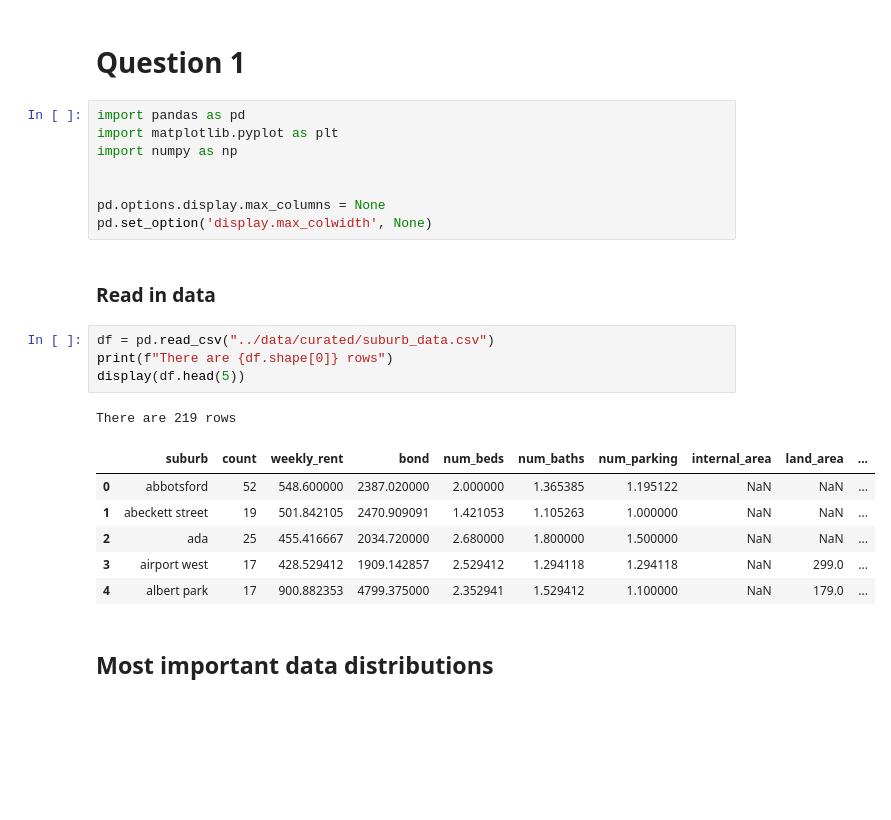
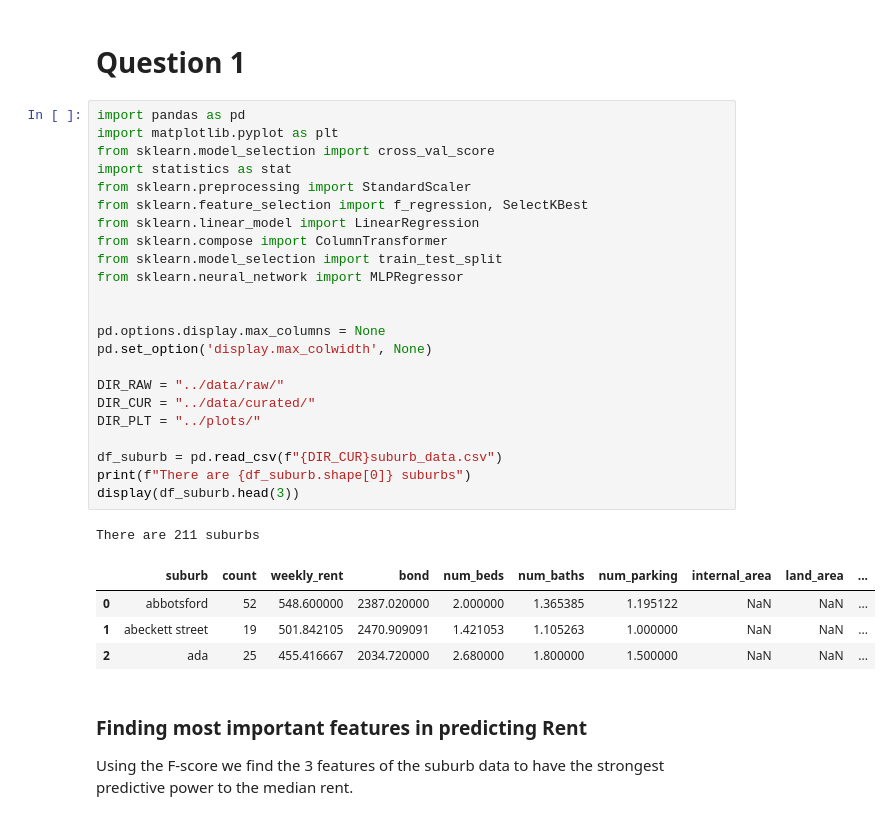
Before and after one commit to MAST30034-Applied-Data-Science/generic-real-estate-consulting-project-group-32, a Jupyter notebook: notebooks/question_1.ipynb, the cells around one changed output. Drawn from its saved outputs; the diff is of its cells as text; blank space fills up the shorter version.

```diff
--- a/notebooks/question_1.ipynb
+++ b/notebooks/question_1.ipynb
@@ -1,26 +1,34 @@
 # %% [markdown]
 # Question 1
-# %%
-import pandas as pd
-import matplotlib.pyplot as plt
-import numpy as np
-
-
-pd.options.display.max_columns = None
-pd.set_option('display.max_colwidth', None)
-# %% [markdown]
-### Read in data
-# %%
-df = pd.read_csv("../data/curated/suburb_data.csv")
-print(f"There are {df.shape[0]} rows")
-display(df.head(5))
-# %% [output]
-There are 219 rows
-|  | suburb | count | weekly_rent | bond | num_beds | num_baths | num_parking | internal_area | land_area | ... |
-| 0 | abbotsford | 52 | 548.600000 | 2387.020000 | 2.000000 | 1.365385 | 1.195122 | NaN | NaN | ... |
-| 1 | abeckett street | 19 | 501.842105 | 2470.909091 | 1.421053 | 1.105263 | 1.000000 | NaN | NaN | ... |
-| 2 | ada | 25 | 455.416667 | 2034.720000 | 2.680000 | 1.800000 | 1.500000 | NaN | NaN | ... |
-| 3 | airport west | 17 | 428.529412 | 1909.142857 | 2.529412 | 1.294118 | 1.294118 | NaN | 299.0 | ... |
-| 4 | albert park | 17 | 900.882353 | 4799.375000 | 2.352941 | 1.529412 | 1.100000 | NaN | 179.0 | ... |
-# %% [markdown]
-## Most important data distributions
+# %%
+import pandas as pd
+import matplotlib.pyplot as plt
+from sklearn.model_selection import cross_val_score
+import statistics as stat
+from sklearn.preprocessing import StandardScaler
+from sklearn.feature_selection import f_regression, SelectKBest
+from sklearn.linear_model import LinearRegression
+from sklearn.compose import ColumnTransformer
+from sklearn.model_selection import train_test_split
+from sklearn.neural_network import MLPRegressor
+
+
+pd.options.display.max_columns = None
+pd.set_option('display.max_colwidth', None)
+
+DIR_RAW = "../data/raw/"
+DIR_CUR = "../data/curated/"
+DIR_PLT = "../plots/"
+
+df_suburb = pd.read_csv(f"{DIR_CUR}suburb_data.csv")
+print(f"There are {df_suburb.shape[0]} suburbs")
+display(df_suburb.head(3))
+# %% [output]
+There are 211 suburbs
+|  | suburb | count | weekly_rent | bond | num_beds | num_baths | num_parking | internal_area | land_area | ... |
+| 0 | abbotsford | 52 | 548.600000 | 2387.020000 | 2.000000 | 1.365385 | 1.195122 | NaN | NaN | ... |
+| 1 | abeckett street | 19 | 501.842105 | 2470.909091 | 1.421053 | 1.105263 | 1.000000 | NaN | NaN | ... |
+| 2 | ada | 25 | 455.416667 | 2034.720000 | 2.680000 | 1.800000 | 1.500000 | NaN | NaN | ... |
+# %% [markdown]
+### Finding most important features in predicting Rent
+Using the F-score we find the 3 features of the suburb data to have the strongest predictive power to the median rent.
```
Also changed, not shown: parts of 12 cells of this notebook.
